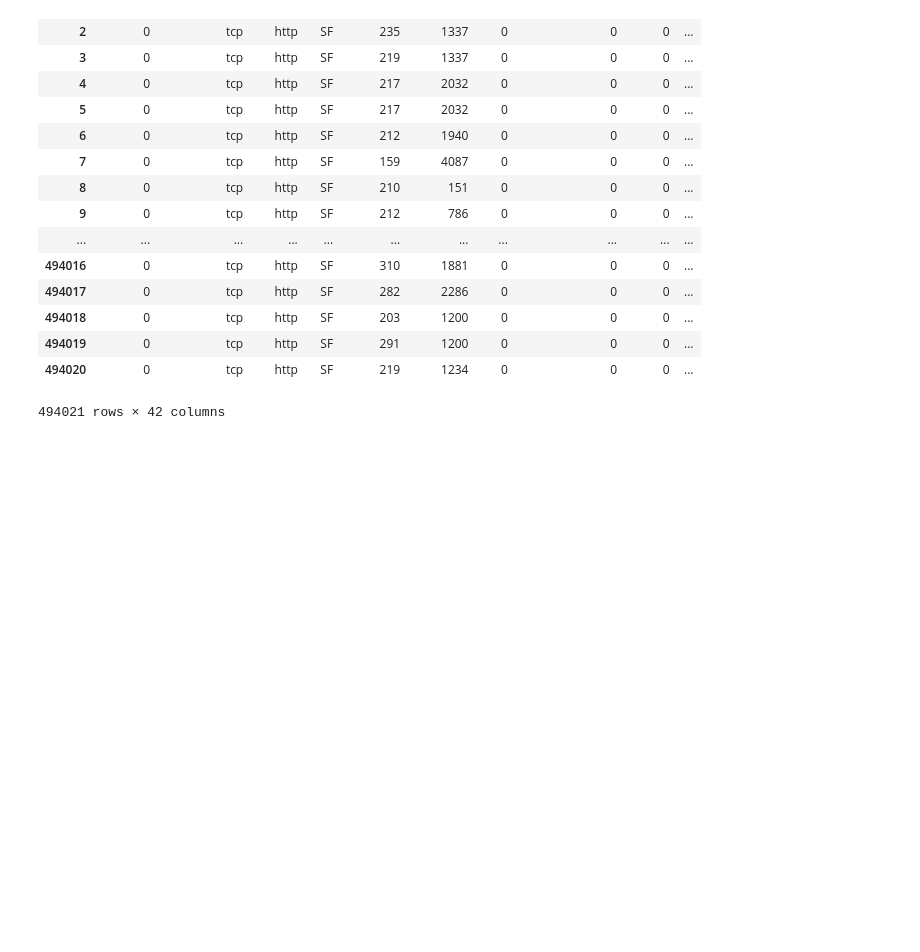
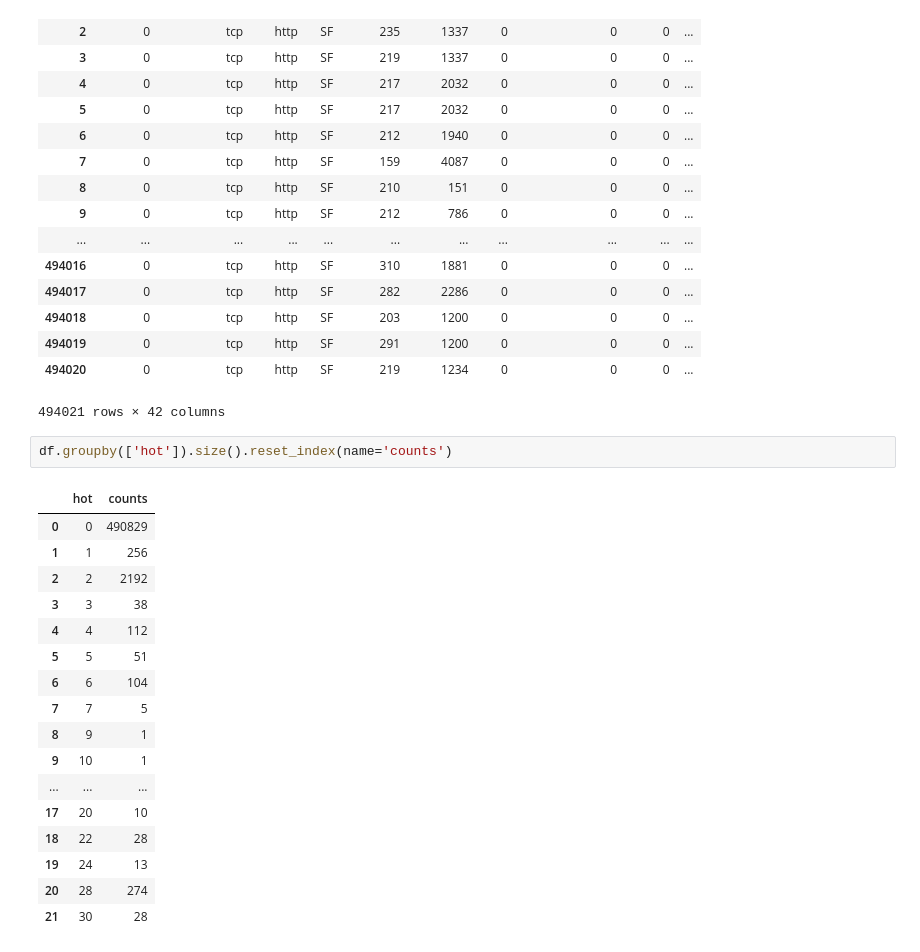
Before and after one commit to cvernerie/data-science-esilv, a Jupyter notebook: database-modelization.ipynb, the cells around one changed output. Cells and saved outputs as stored; diff of their text form; blank space fills up the shorter version.

Commit message:
Add group by 'hot' criteria

```diff
--- a/database-modelization.ipynb
+++ b/database-modelization.ipynb
@@ -71,3 +75,23 @@ df
 | 494019 | 0 | tcp | http | SF | 291 | 1200 | 0 | 0 | 0 | ... |
 | 494020 | 0 | tcp | http | SF | 219 | 1234 | 0 | 0 | 0 | ... |
 494021 rows × 42 columns
+# %%
+df.groupby(['hot']).size().reset_index(name='counts')
+# %% [output]
+|  | hot | counts |
+| 0 | 0 | 490829 |
+| 1 | 1 | 256 |
+| 2 | 2 | 2192 |
+| 3 | 3 | 38 |
+| 4 | 4 | 112 |
+| 5 | 5 | 51 |
+| 6 | 6 | 104 |
+| 7 | 7 | 5 |
+| 8 | 9 | 1 |
+| 9 | 10 | 1 |
+| ... | ... | ... |
+| 17 | 20 | 10 |
+| 18 | 22 | 28 |
+| 19 | 24 | 13 |
+| 20 | 28 | 274 |
+| 21 | 30 | 28 |
```
Also changed, not shown: parts of 1 cell of this notebook.
